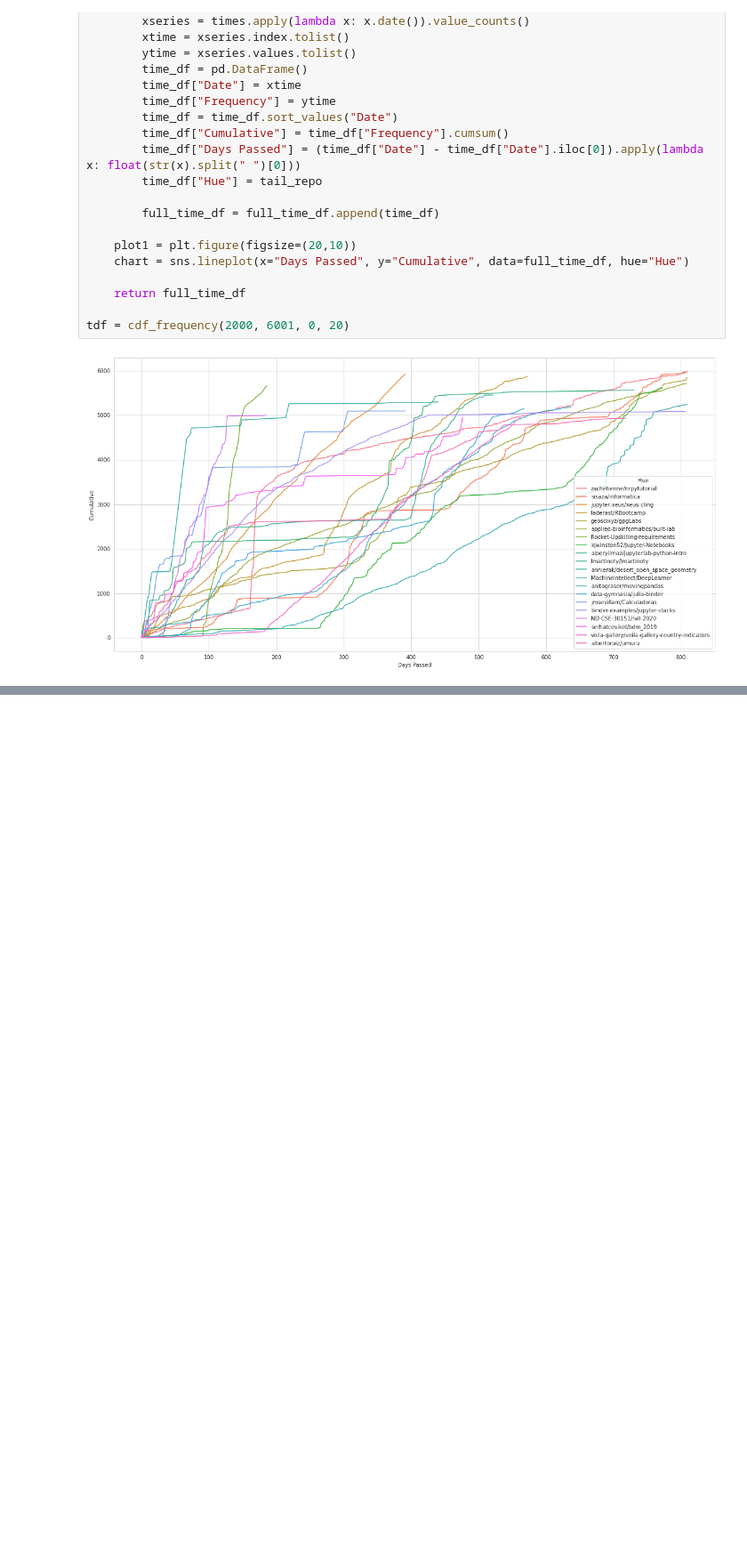
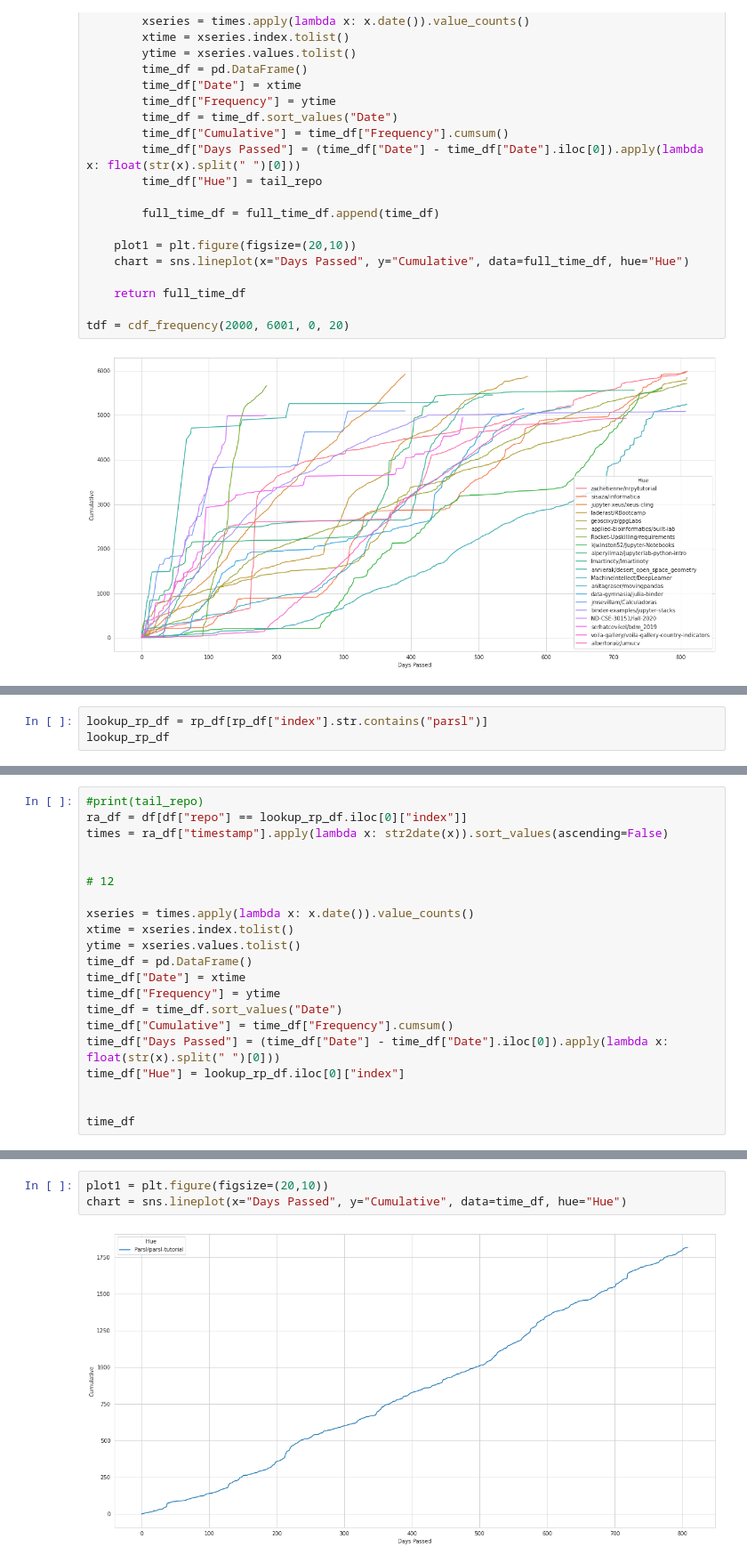
Before and after one commit to kevingao26/Binder-Logs, a Jupyter notebook: Binder-Launches-EDA.ipynb, the cells around one changed output, grey strips where cells are left out. Shown at 89% size. Drawn from its saved outputs; the diff is of its cells as text; blank space fills up the shorter version.

```diff
--- a/Binder-Launches-EDA.ipynb
+++ b/Binder-Launches-EDA.ipynb
@@ -703,0 +694,3 @@ tdf = cdf_frequency(2000, 6001, 0, 20)
+# %%
+lookup_rp_df = rp_df[rp_df["index"].str.contains("parsl")]
+lookup_rp_df
@@ -703,0 +716,21 @@ tdf = cdf_frequency(2000, 6001, 0, 20)
+# %%
+#print(tail_repo)
+ra_df = df[df["repo"] == lookup_rp_df.iloc[0]["index"]]
+times = ra_df["timestamp"].apply(lambda x: str2date(x)).sort_values(ascending=False)
+
+
+# 12
+
+xseries = times.apply(lambda x: x.date()).value_counts()
+xtime = xseries.index.tolist()
+ytime = xseries.values.tolist()
+time_df = pd.DataFrame()
+time_df["Date"] = xtime
+time_df["Frequency"] = ytime
+time_df = time_df.sort_values("Date")
+time_df["Cumulative"] = time_df["Frequency"].cumsum()
+time_df["Days Passed"] = (time_df["Date"] - time_df["Date"].iloc[0]).apply(lambda x: float(str(x).split(" ")[0]))
+time_df["Hue"] = lookup_rp_df.iloc[0]["index"]
+
+
+time_df
@@ -703,0 +751,5 @@ tdf = cdf_frequency(2000, 6001, 0, 20)
+# %%
+plot1 = plt.figure(figsize=(20,10))
+chart = sns.lineplot(x="Days Passed", y="Cumulative", data=time_df, hue="Hue")
+# %% [output]
+[figure, added]
```
Also changed, not shown: parts of 32 cells of this notebook, 2 other files.
